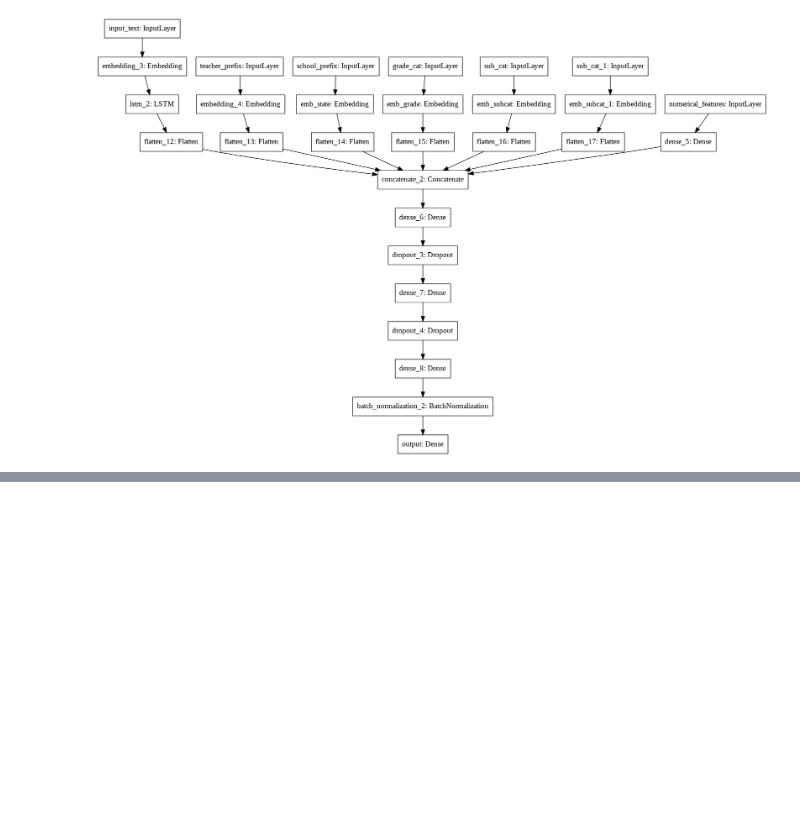
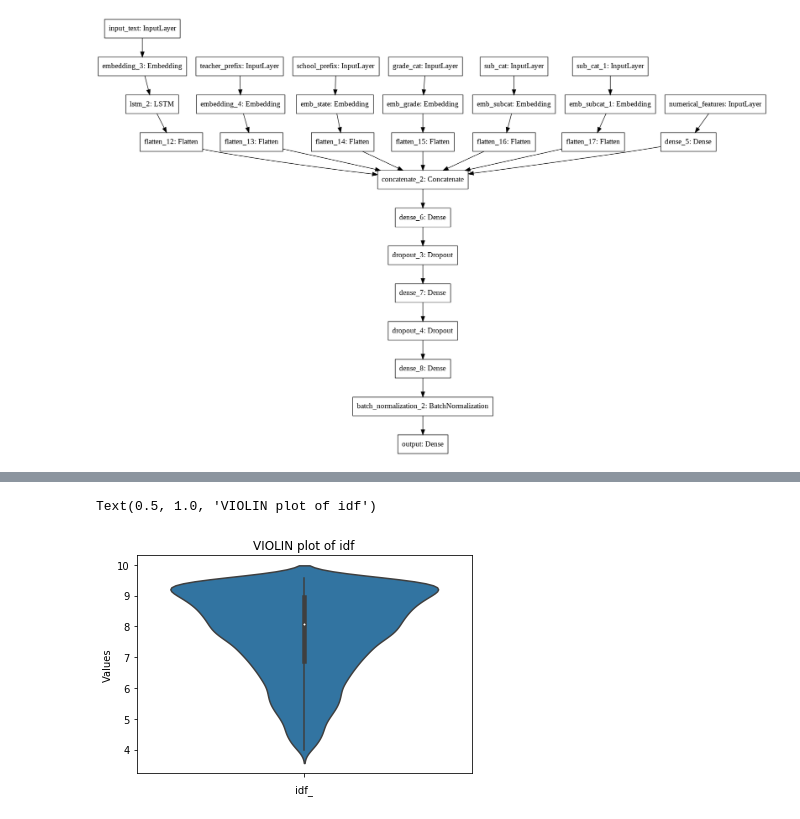
Before and after one commit to vishnurapps/LSTM-on-Donors-Choose, a Jupyter notebook: LSTM_On_Donors_Choose.ipynb, the cells around one changed output, grey strips where cells are left out. Cells and saved outputs as stored; diff of their text form; code cells hidden in the pictures; blank space fills up the shorter version.

```diff
--- a/LSTM_On_Donors_Choose.ipynb
+++ b/LSTM_On_Donors_Choose.ipynb
@@ -1003,0 +1049,9 @@ tf.keras.utils.plot_model(
+# %%
+tfidf_fil = tfidf_df[(tfidf_df["Values"] >=  np.percentile(tfidf_df['Values'],1)) & (tfidf_df["Values"] <=  np.percentile(tfidf_df['Values'],25))]
+# %%
+sns.violinplot(x = "Values",data=tfidf_fil,orient="v")
+plt.xlabel("idf_")
+plt.title("VIOLIN plot of idf")
+# %% [output]
+Text(0.5, 1.0, 'VIOLIN plot of idf')
+[figure, added]
```
Also changed, not shown: parts of 36 cells of this notebook.
